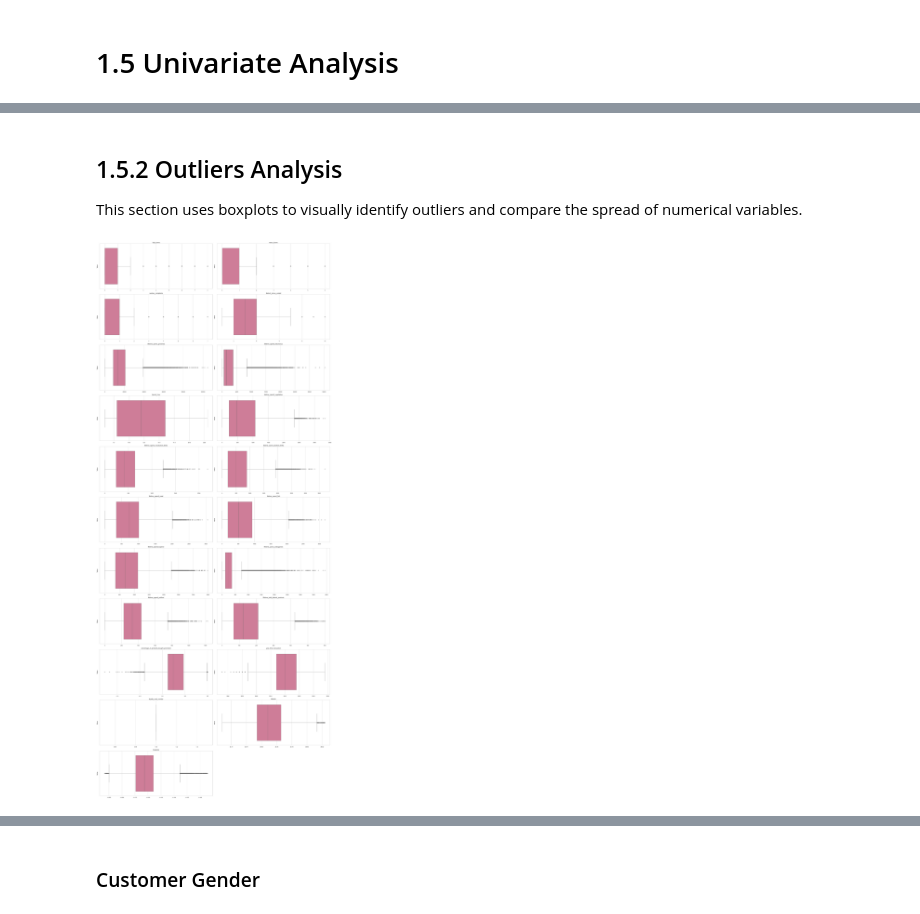
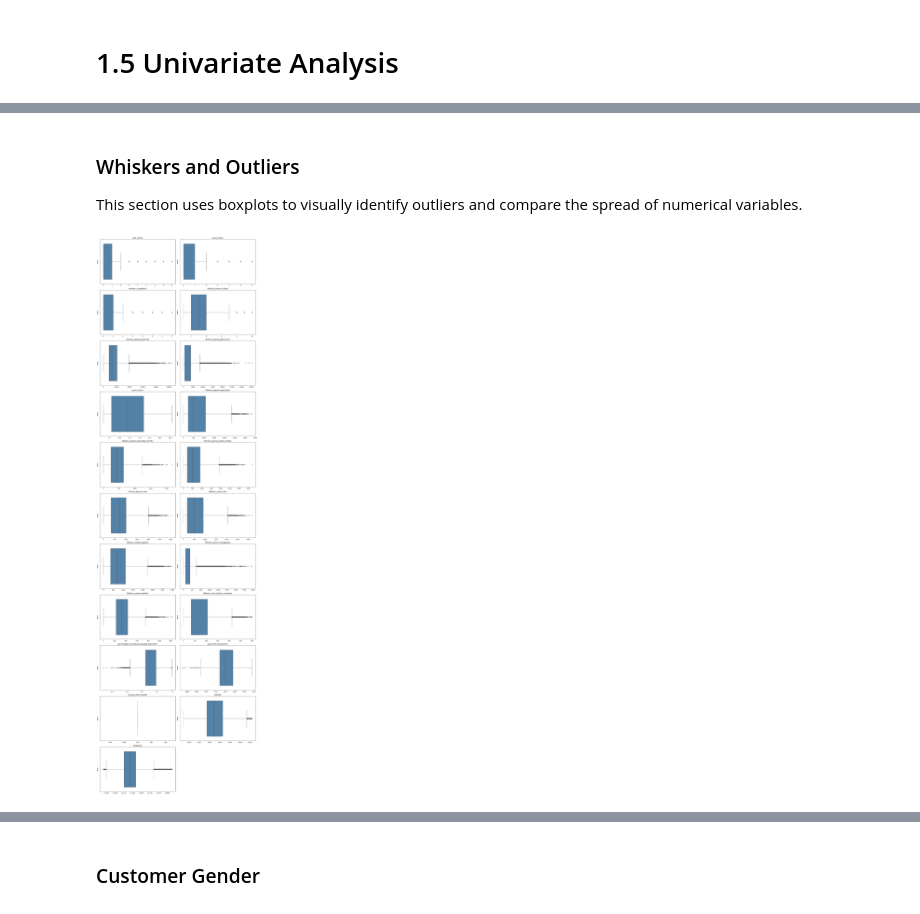
Before and after one commit to marianasfmartins/Customer-Segmentation-Project, a Jupyter notebook: Course Assignment - Customer Segmentation-20260417/EDA-Casa.ipynb, the cells around one changed output, grey strips where cells are left out. Cells and saved outputs as stored; diff of their text form; code cells hidden in the pictures.

```diff
--- a/Course Assignment - Customer Segmentation-20260417/EDA-Casa.ipynb
+++ b/Course Assignment - Customer Segmentation-20260417/EDA-Casa.ipynb
@@ -187,7 +204,7 @@ fig, axes = plt.subplots(n_rows, cols_per_row, figsize=(16, n_rows * 5))
 axes = axes.flatten()
 
 for i, col in enumerate(numeric_cols):
-    df[col].hist(bins=30, color='palevioletred', ax=axes[i])
+    df[col].hist(bins=30, color='steelblue', ax=axes[i])
     axes[i].set_title(col, fontsize=13)
     axes[i].set_xlabel(col)
     axes[i].set_ylabel('Frequency')
@@ -203,25 +240,25 @@ plt.show()
 # %% [markdown]
-## 1.5.2 Outliers Analysis
+### Whiskers and Outliers
 
 This section uses boxplots to visually identify outliers and compare the spread of numerical variables.
 # %%
 cols_per_row = 2
 n_cols = len(numeric_cols)
 n_rows = math.ceil(n_cols / cols_per_row)
 
-fig, axes = plt.subplots(n_rows, cols_per_row, figsize=(28, n_rows * 6))
+fig, axes = plt.subplots(n_rows, cols_per_row, figsize=(16, n_rows * 5))
 axes = axes.flatten()
 
 for i, col in enumerate(numeric_cols):
-    sns.boxplot(x=df[col], color='palevioletred', ax=axes[i])
+    sns.boxplot(x=df[col], color='steelblue', ax=axes[i])
     axes[i].set_title(col, fontsize=13)
     axes[i].set_xlabel('')
     axes[i].set_ylabel('Value')
 
 for ax in axes[len(numeric_cols):]:
     ax.axis('off')
 
 plt.tight_layout()
 plt.show()
 # %% [output]
-[figure, old version]
+[figure, new version]
```
Also changed, not shown: parts of 27 cells of this notebook.
